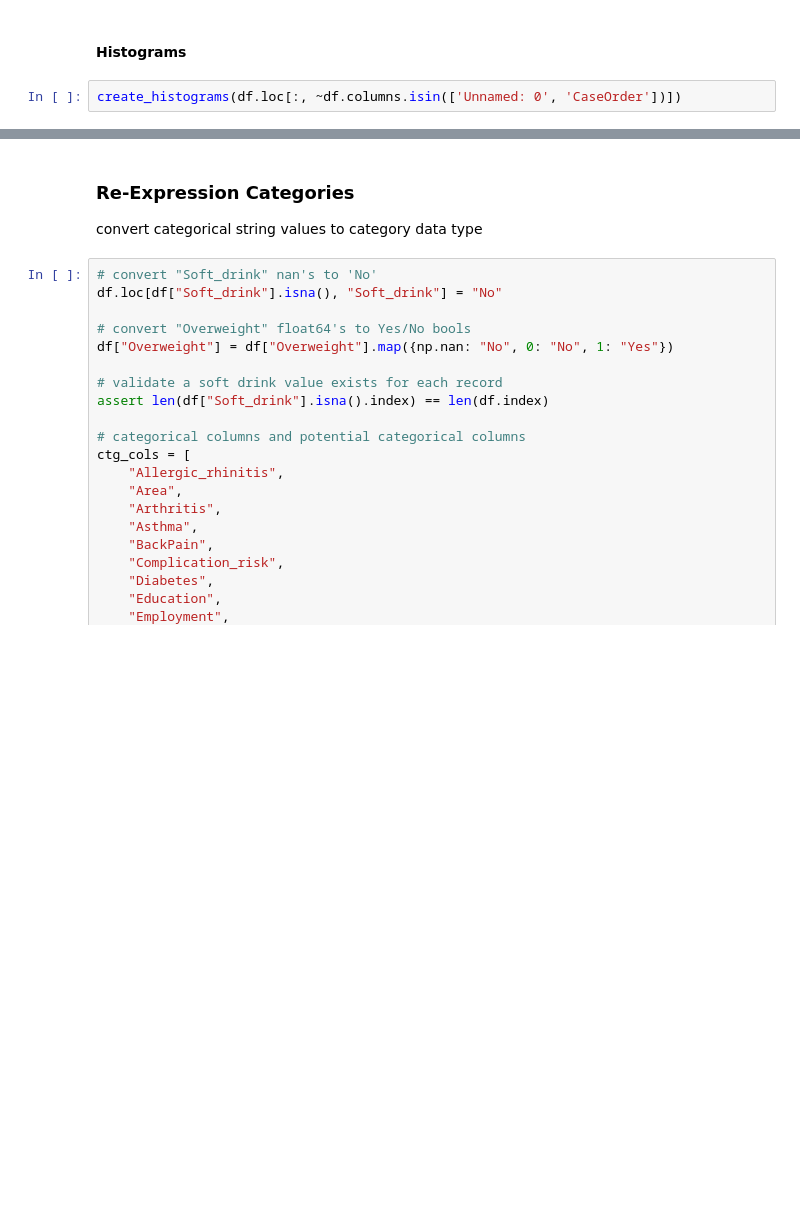
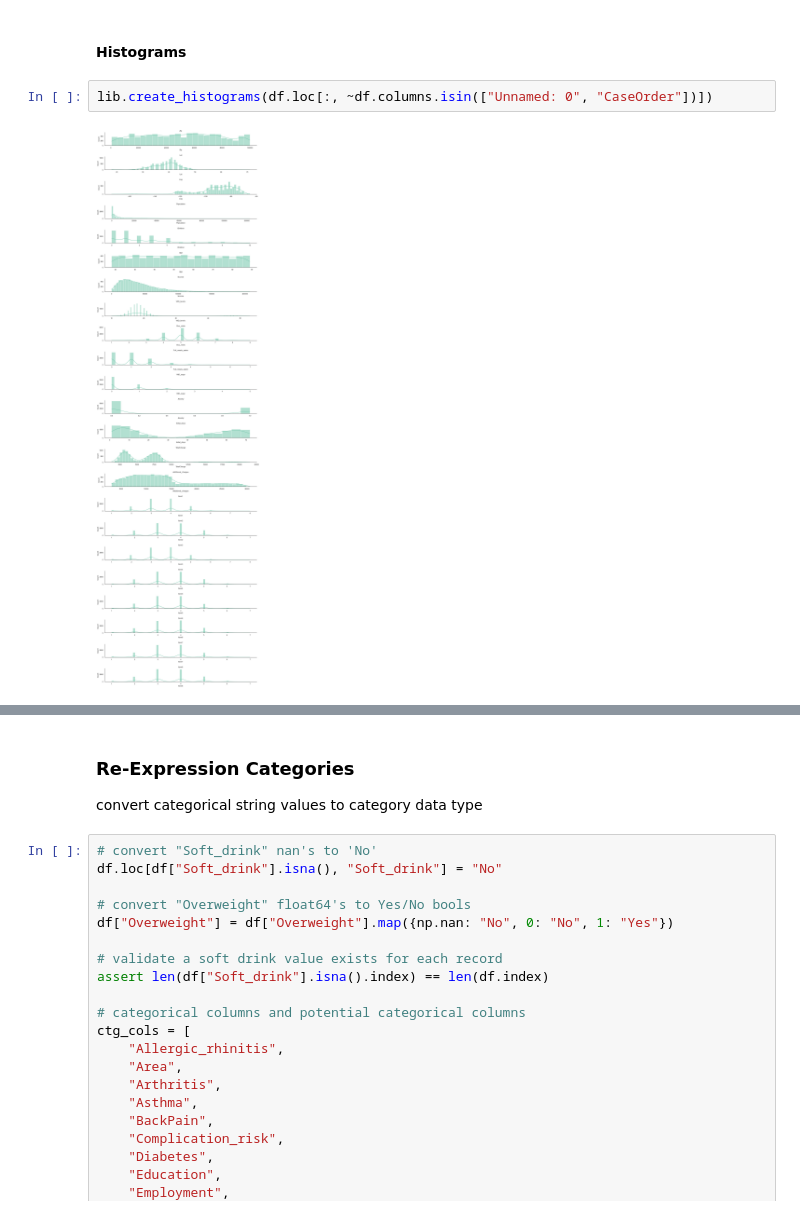
Before and after one commit to chrispaynes/OSDSC-Portfolio, a Jupyter notebook: medical_data_cleaning/medical_data_detection.ipynb, the cells around one changed output, grey strips where cells are left out. Cells and saved outputs as stored; diff of their text form; blank space fills up the shorter version.

```diff
--- a/medical_data_cleaning/medical_data_detection.ipynb
+++ b/medical_data_cleaning/medical_data_detection.ipynb
@@ -201,5 +330,7 @@ create_boxplots(df[z_score_cols])
 # %% [markdown]
 #### Histograms
 # %%
-create_histograms(df.loc[:, ~df.columns.isin(['Unnamed: 0', 'CaseOrder'])])
+lib.create_histograms(df.loc[:, ~df.columns.isin(["Unnamed: 0", "CaseOrder"])])
+# %% [output]
+[figure, added]
 # %%
```
Also changed, not shown: parts of 26 cells of this notebook, 2 other files.
